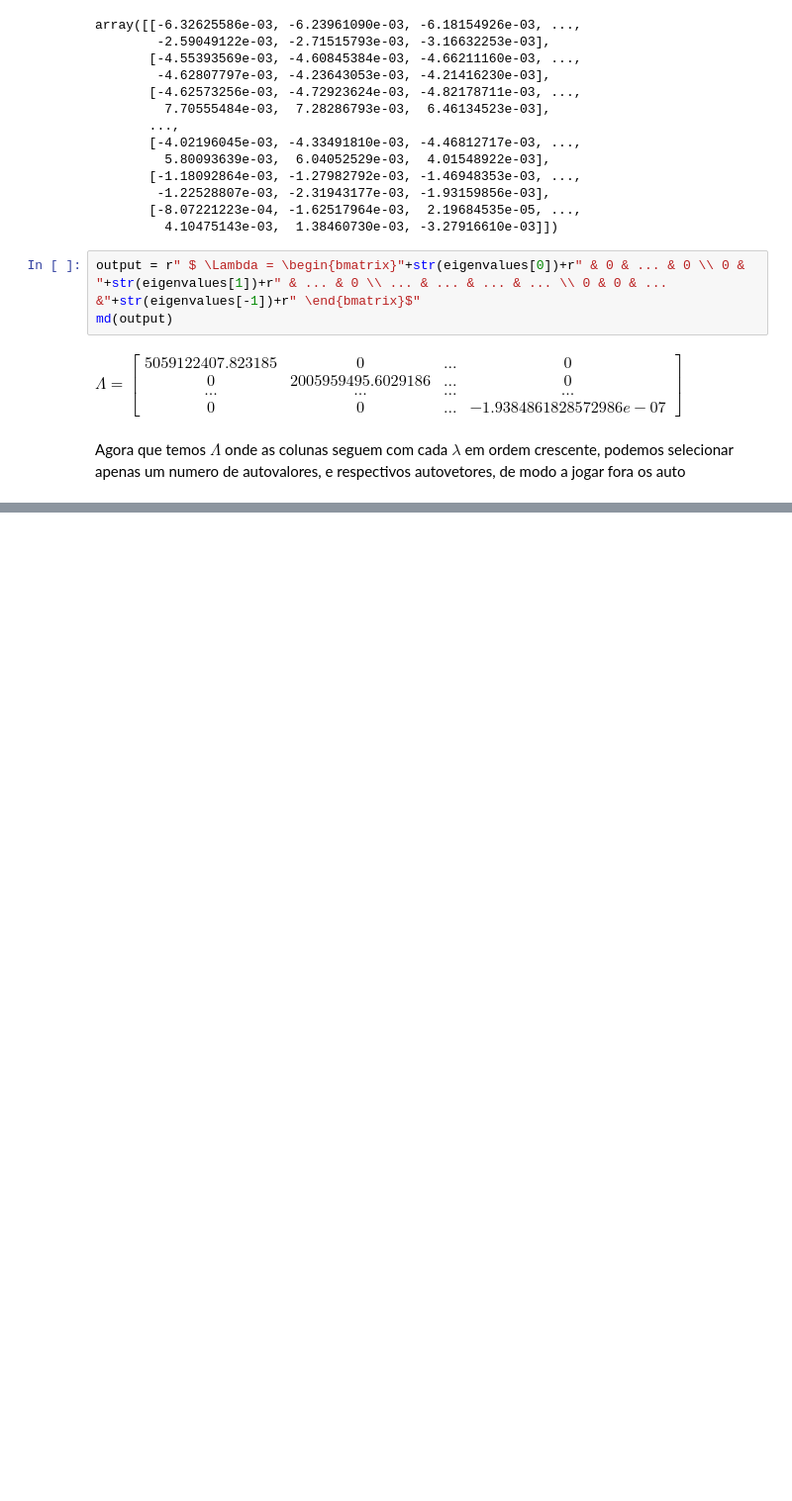
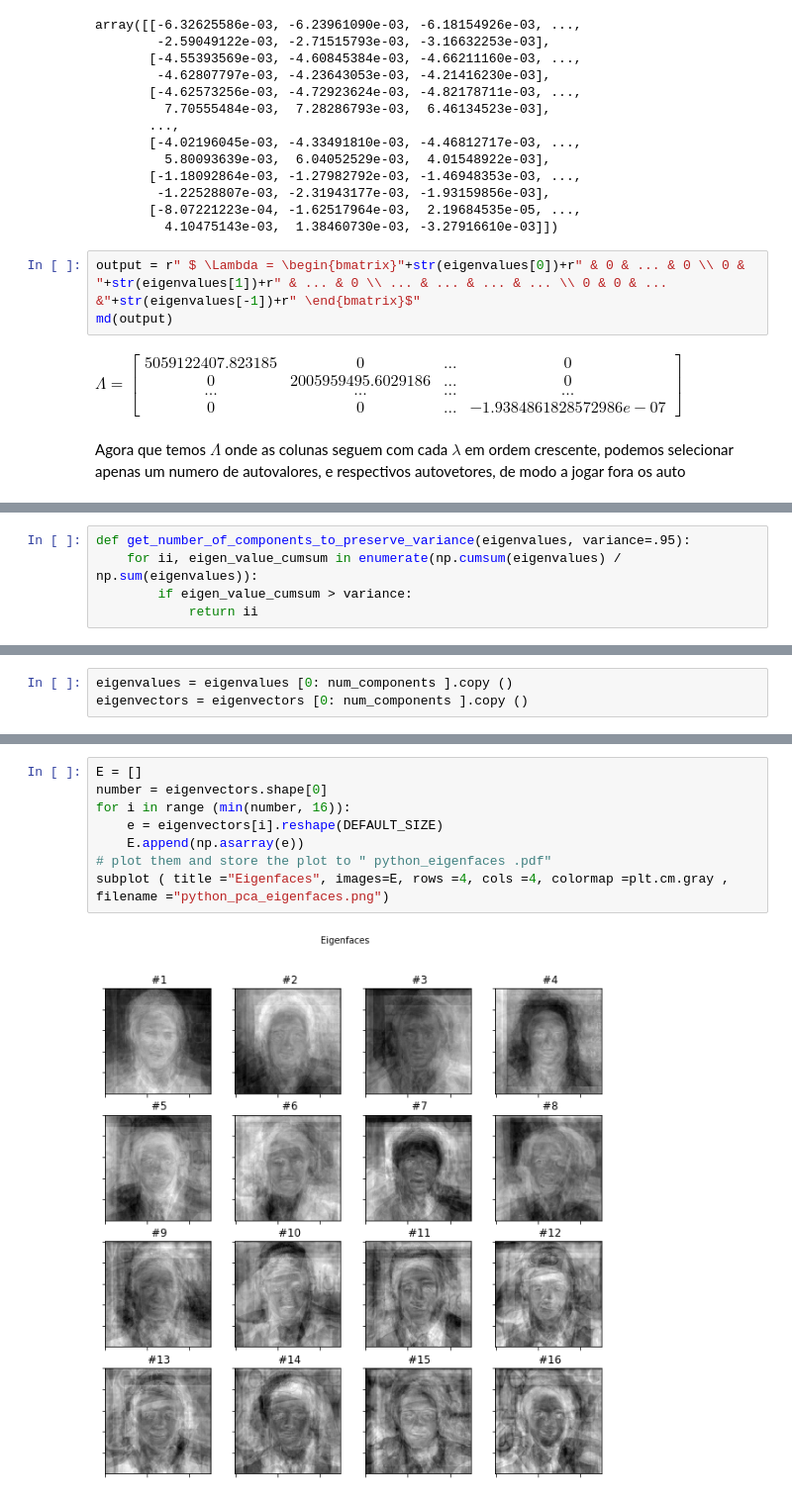
Before and after one commit to LucasTreuke/eigenfaces, a Jupyter notebook: eigenfaces.ipynb, the cells around one changed output, grey strips where cells are left out. Shown at 99% size. Drawn from its saved outputs; the diff is of its cells as text; blank space fills up the shorter version.

```diff
--- a/eigenfaces.ipynb
+++ b/eigenfaces.ipynb
@@ -229,0 +248,5 @@ Agora que temos $\Lambda$ onde as colunas seguem com cada $\lambda$ em ordem cre
+# %%
+def get_number_of_components_to_preserve_variance(eigenvalues, variance=.95):
+    for ii, eigen_value_cumsum in enumerate(np.cumsum(eigenvalues) / np.sum(eigenvalues)):
+        if eigen_value_cumsum > variance:
+            return ii
@@ -229,0 +260,3 @@ Agora que temos $\Lambda$ onde as colunas seguem com cada $\lambda$ em ordem cre
+# %%
+eigenvalues = eigenvalues [0: num_components ].copy ()
+eigenvectors = eigenvectors [0: num_components ].copy ()
@@ -229,0 +268,10 @@ Agora que temos $\Lambda$ onde as colunas seguem com cada $\lambda$ em ordem cre
+# %%
+E = []
+number = eigenvectors.shape[0]
+for i in range (min(number, 16)):
+    e = eigenvectors[i].reshape(DEFAULT_SIZE)
+    E.append(np.asarray(e))
+# plot them and store the plot to " python_eigenfaces .pdf"
+subplot ( title ="Eigenfaces", images=E, rows =4, cols =4, colormap =plt.cm.gray , filename ="python_pca_eigenfaces.png")
+# %% [output]
+[figure, added]
```
Also changed, not shown: parts of 13 cells of this notebook, 1 other file.
